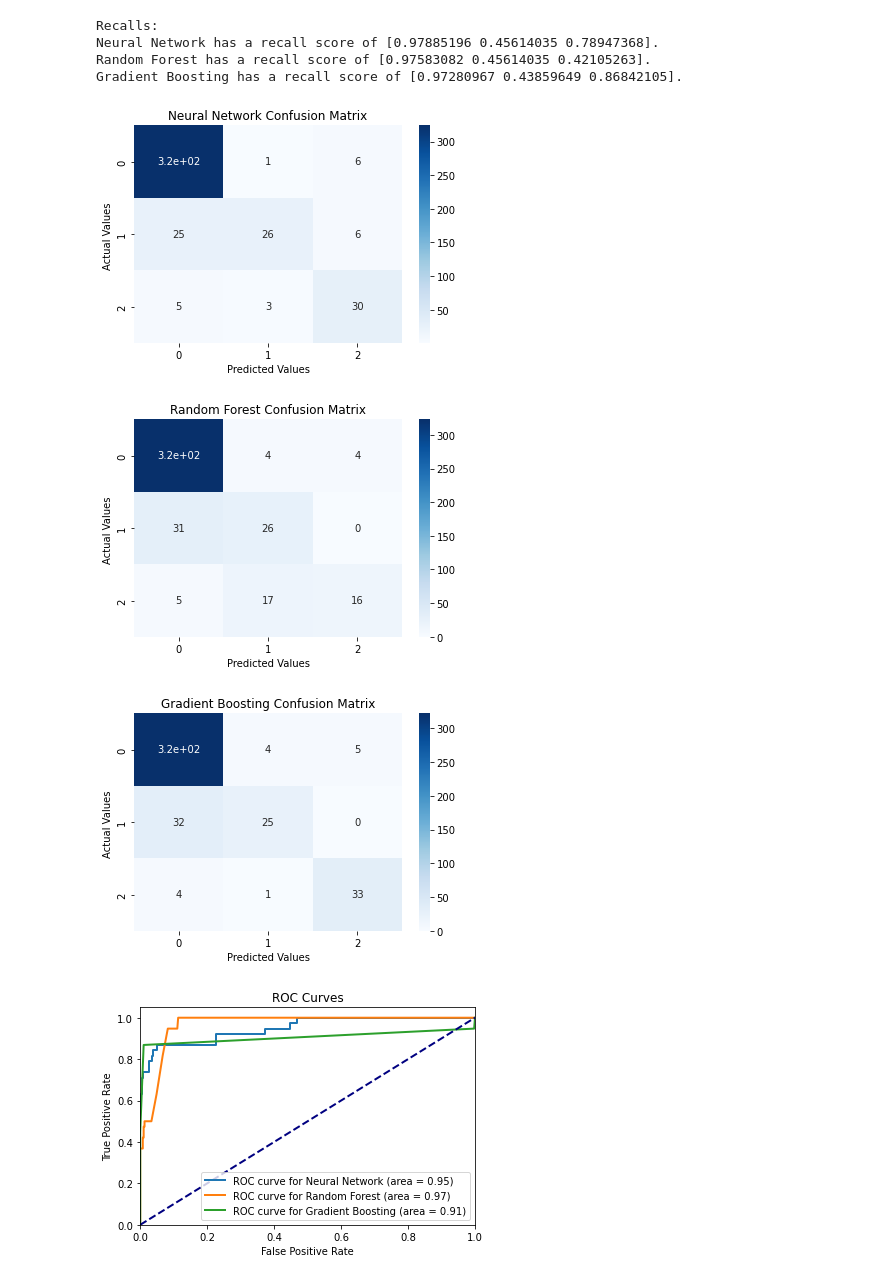
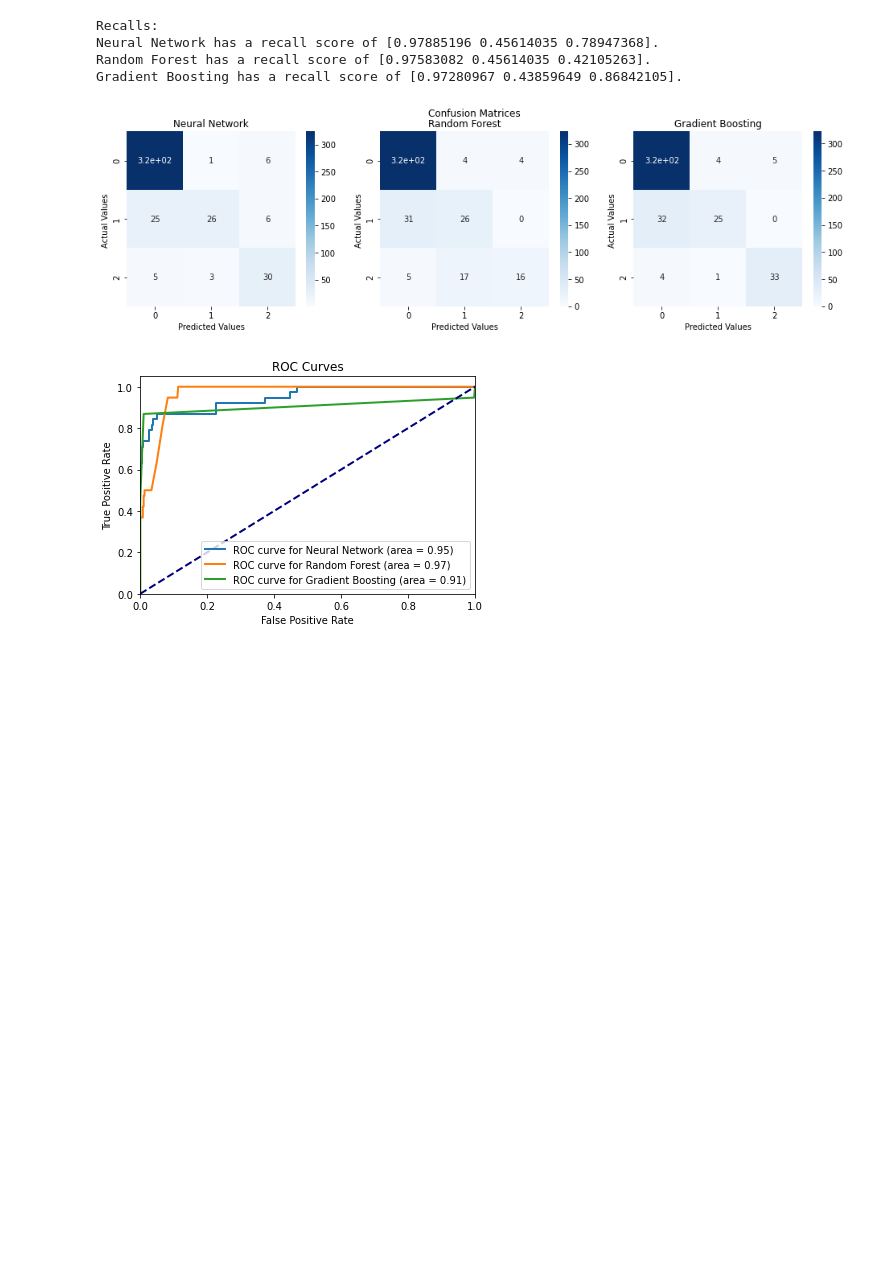
Before and after one commit to nammyk789/ECS271-project, a Jupyter notebook: evaluation.ipynb, the cells around one changed output. Drawn from its saved outputs; the diff is of its cells as text; code cells hidden in the pictures; blank space fills up the shorter version.

Commit message:
Confusion matrices single plot

```diff
--- a/evaluation.ipynb
+++ b/evaluation.ipynb
@@ -71,18 +71,19 @@ Neural Network has a recall score of [0.97885196 0.45614035 0.78947368].
 Random Forest has a recall score of [0.97583082 0.45614035 0.42105263].
 Gradient Boosting has a recall score of [0.97280967 0.43859649 0.86842105].
 # %%
+fig, axes = plt.subplots(1, 3)
+fig.suptitle('Confusion Matrices')
+fig.set_figwidth(16)
 for i in range(len(models)):
-  ax = sn.heatmap(confusion_matrices[i], annot=True, cmap='Blues')
-  ax.set_title(f'{modelNames[i]} Confusion Matrix')
+  ax = sn.heatmap(confusion_matrices[i], annot=True, cmap='Blues', ax=axes[i])
+  ax.set_title(f'{modelNames[i]}')
   ax.set_xlabel('Predicted Values')
   ax.set_ylabel('Actual Values ')
   ax.xaxis.set_ticklabels([0, 1, 2])
   ax.yaxis.set_ticklabels([0, 1, 2])
-  plt.show()
+plt.show()
 # %% [output]
-[figure, old version]
+[figure, new version]
-[figure, removed]
-[figure, removed]
 # %%
 # Adapted from: https://scikit-learn.org/stable/auto_examples/model_selection/plot_roc.html
 n_values = np.max(test_y) + 1
```
Also changed, not shown: parts of 1 cell of this notebook.
